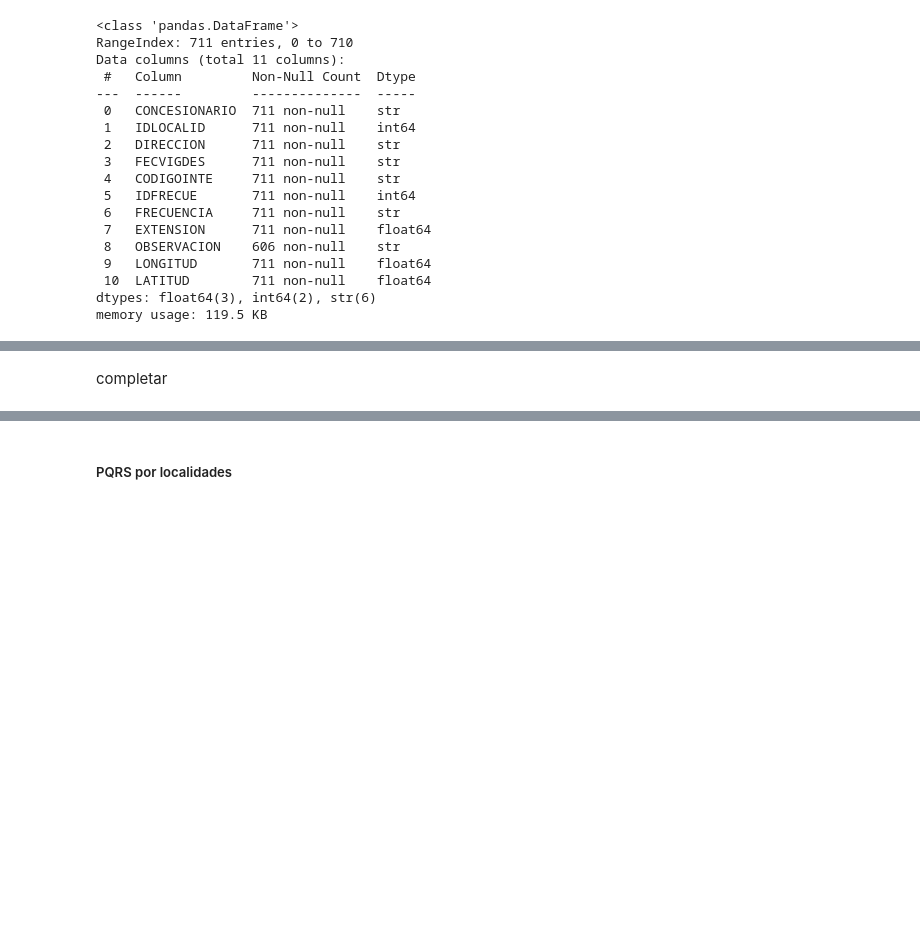
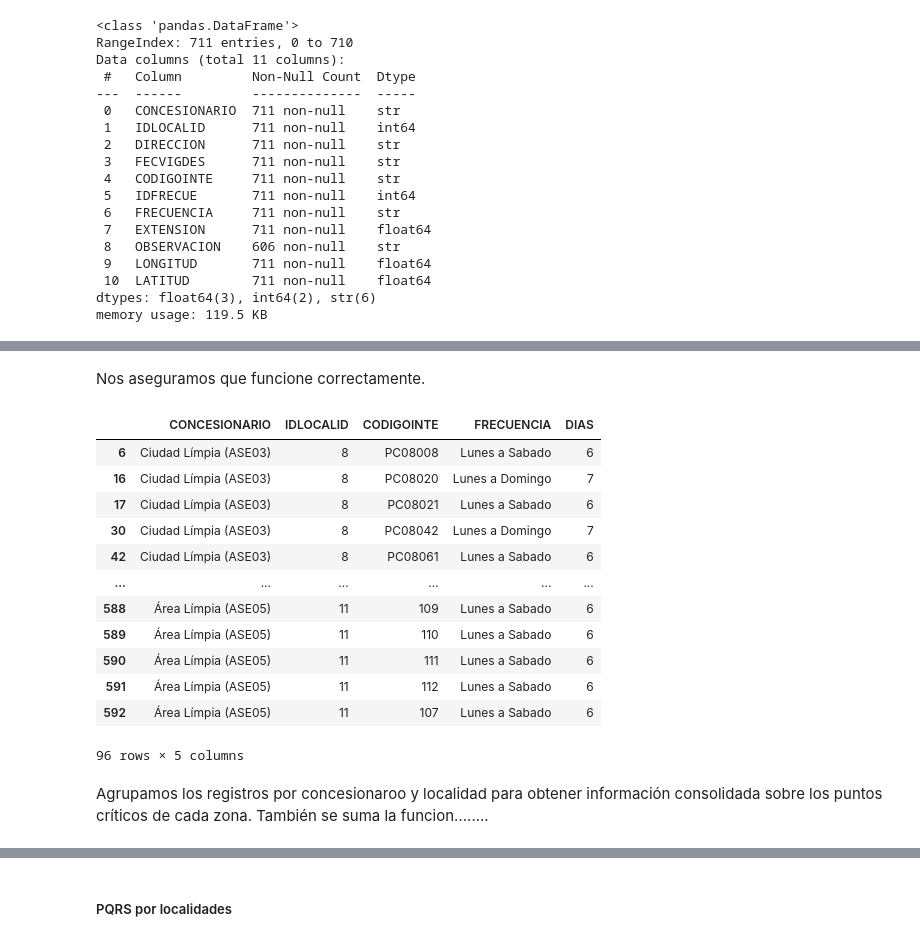
Before and after one commit to Ale92009/DATA1002_Proyecto2, a Jupyter notebook: notebooks/desarrollo.ipynb, the cells around one changed output, grey strips where cells are left out. Drawn from its saved outputs; the diff is of its cells as text; code cells hidden in the pictures; blank space fills up the shorter version.

```diff
--- a/notebooks/desarrollo.ipynb
+++ b/notebooks/desarrollo.ipynb
@@ -394,3 +448,25 @@ df_puntos_criticos_filtrado
+# %% [markdown]
+Nos aseguramos que funcione correctamente.
+# %%
+df_puntos_criticos_filtrado[(df_puntos_criticos_filtrado['FRECUENCIA'] == 'Lunes a Domingo')
+                            | (df_puntos_criticos_filtrado['FRECUENCIA'] == 'Lunes a Sabado')
+                            | (df_puntos_criticos_filtrado['FRECUENCIA'] == '3 Veces a la Semana')
+                            ]
+# %% [output]
+|  | CONCESIONARIO | IDLOCALID | CODIGOINTE | FRECUENCIA | DIAS |
+| 6 | Ciudad Límpia (ASE03) | 8 | PC08008 | Lunes a Sabado | 6 |
+| 16 | Ciudad Límpia (ASE03) | 8 | PC08020 | Lunes a Domingo | 7 |
+| 17 | Ciudad Límpia (ASE03) | 8 | PC08021 | Lunes a Sabado | 6 |
+| 30 | Ciudad Límpia (ASE03) | 8 | PC08042 | Lunes a Domingo | 7 |
+| 42 | Ciudad Límpia (ASE03) | 8 | PC08061 | Lunes a Sabado | 6 |
+| ... | ... | ... | ... | ... | ... |
+| 588 | Área Límpia (ASE05) | 11 | 109 | Lunes a Sabado | 6 |
+| 589 | Área Límpia (ASE05) | 11 | 110 | Lunes a Sabado | 6 |
+| 590 | Área Límpia (ASE05) | 11 | 111 | Lunes a Sabado | 6 |
+| 591 | Área Límpia (ASE05) | 11 | 112 | Lunes a Sabado | 6 |
+| 592 | Área Límpia (ASE05) | 11 | 107 | Lunes a Sabado | 6 |
+96 rows × 5 columns
 # %% [markdown]
-completar
+Agrupamos los registros por concesionaroo y localidad para obtener información consolidada sobre los puntos críticos de cada zona.
+También se suma la funcion........
 # %%
```
Also changed, not shown: parts of 9 cells of this notebook.
